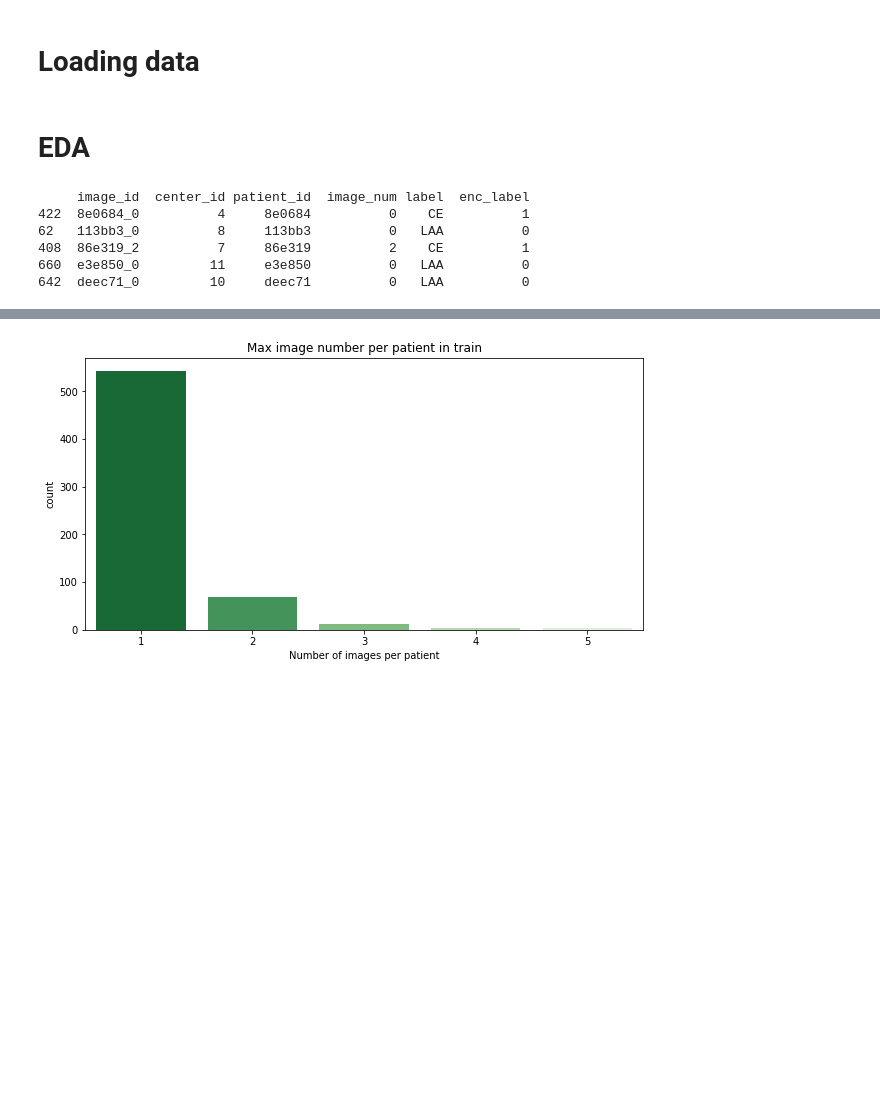
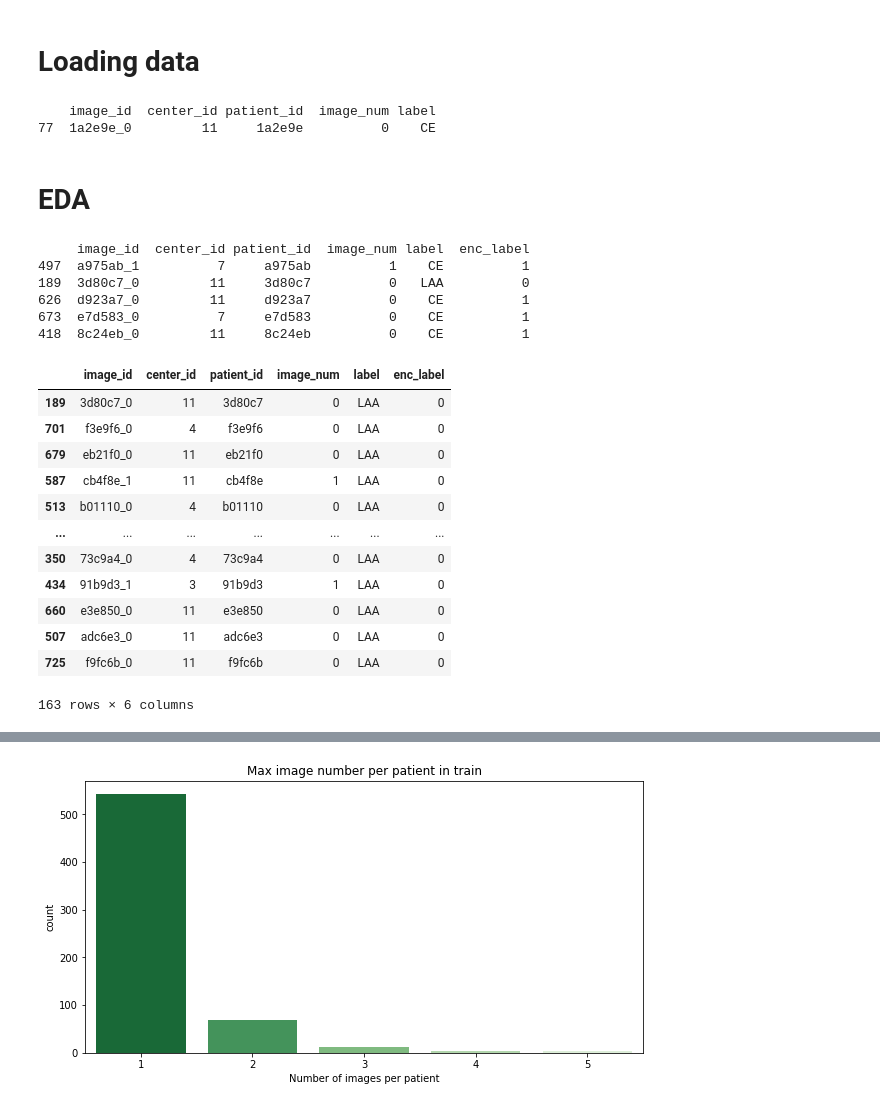
Before and after one commit to Mohamednajdawi/Models-on-Kaggle, a Jupyter notebook: alexnet-model-mayo-clinic.ipynb, the cells around one changed output, grey strips where cells are left out. Saved outputs shown, nothing was run; the diff lists cells and outputs as text; code cells hidden in the pictures; blank space fills up the shorter version.

```diff
--- a/alexnet-model-mayo-clinic.ipynb
+++ b/alexnet-model-mayo-clinic.ipynb
@@ -77,21 +77,40 @@ device = torch.device('cuda' if torch.cuda.is_available() else 'cpu')
 # %%
 train_data = pd.read_csv('../input/mayo-clinic-strip-ai/train.csv')
 transformed_train = pd.read_csv('../input/mayo-clinic-output/new_train.csv')
+#print(train_data.head())
+print(train_data[train_data["image_id"]=="1a2e9e_0"])
 train_data['enc_label'] = np.where(train_data['label']== 'CE', 1, 0)
 train, vaild = train_test_split(train_data, test_size=0.204)
 test = pd.read_csv('../input/mayo-clinic-strip-ai/test.csv')
 sample_sub = pd.read_csv('../input/mayo-clinic-strip-ai/sample_submission.csv')
+# %% [output]
+    image_id  center_id patient_id  image_num label
+77  1a2e9e_0         11     1a2e9e          0    CE
 # %% [markdown]
 # EDA
 # %%
 print(train.head())
+train[train["label"]=="LAA"]
 # %% [output]
      image_id  center_id patient_id  image_num label  enc_label
-422  8e0684_0          4     8e0684          0    CE          1
-62   113bb3_0          8     113bb3          0   LAA          0
-408  86e319_2          7     86e319          2    CE          1
-660  e3e850_0         11     e3e850          0   LAA          0
-642  deec71_0         10     deec71          0   LAA          0
+497  a975ab_1          7     a975ab          1    CE          1
+189  3d80c7_0         11     3d80c7          0   LAA          0
+626  d923a7_0         11     d923a7          0    CE          1
+673  e7d583_0          7     e7d583          0    CE          1
+418  8c24eb_0         11     8c24eb          0    CE          1
+|  | image_id | center_id | patient_id | image_num | label | enc_label |
+| 189 | 3d80c7_0 | 11 | 3d80c7 | 0 | LAA | 0 |
+| 701 | f3e9f6_0 | 4 | f3e9f6 | 0 | LAA | 0 |
+| 679 | eb21f0_0 | 11 | eb21f0 | 0 | LAA | 0 |
+| 587 | cb4f8e_1 | 11 | cb4f8e | 1 | LAA | 0 |
+| 513 | b01110_0 | 4 | b01110 | 0 | LAA | 0 |
+| ... | ... | ... | ... | ... | ... | ... |
+| 350 | 73c9a4_0 | 4 | 73c9a4 | 0 | LAA | 0 |
+| 434 | 91b9d3_1 | 3 | 91b9d3 | 1 | LAA | 0 |
+| 660 | e3e850_0 | 11 | e3e850 | 0 | LAA | 0 |
+| 507 | adc6e3_0 | 11 | adc6e3 | 0 | LAA | 0 |
+| 725 | f9fc6b_0 | 11 | f9fc6b | 0 | LAA | 0 |
+163 rows × 6 columns
 # %%
 patients_train = train['patient_id'].nunique()
 patients_test = test['patient_id'].nunique()
```
Also changed, not shown: parts of 11 cells of this notebook.
